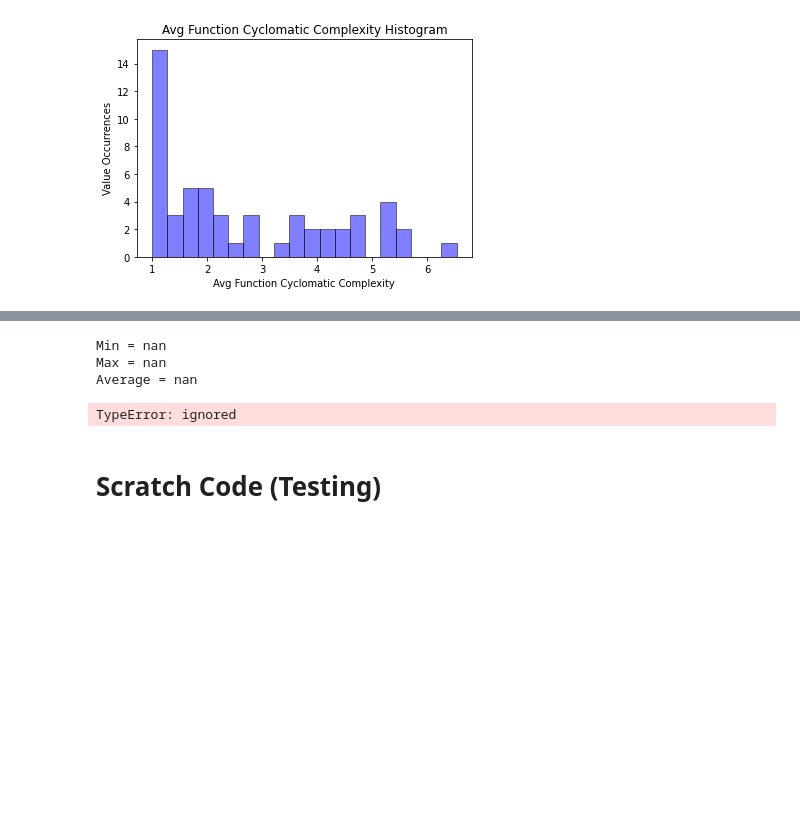
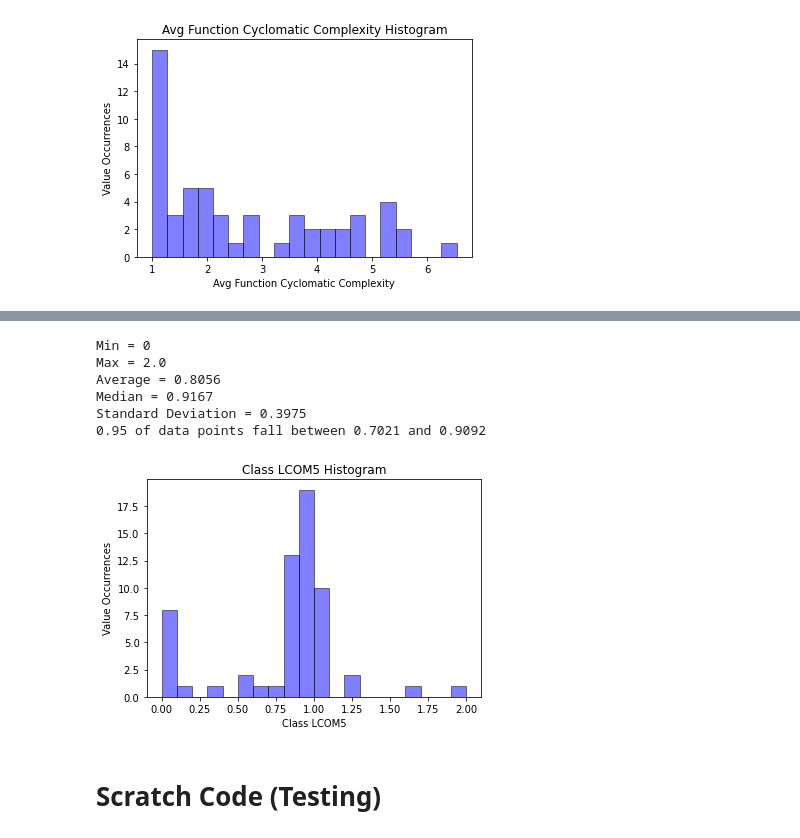
Before and after one commit to WM-SEMERU/ds4se, a Jupyter notebook: nbs/01.1_data.exploratory.se.metrics.ipynb, the cells around one changed output, grey strips where cells are left out. Saved outputs shown, nothing was run; the diff lists cells and outputs as text; code cells hidden in the pictures; blank space fills up the shorter version.

Commit message:
Began generalizing LCOM5 code

```diff
--- a/nbs/01.1_data.exploratory.se.metrics.ipynb
+++ b/nbs/01.1_data.exploratory.se.metrics.ipynb
@@ -379,12 +437,15 @@ display_numeric_col_hist(corpus_df['avg_func_nloc'], "Avg Function Lines of Code
 # %%
 # # Print statistical information about the average LCOM5 per file
-display_numeric_col_stats(corpus_df['file_lcom5'])
-display_numeric_col_hist(corpus_df['file_lcom5'], "Class LCOM5")
+display_numeric_col_stats(flatten_list_of_lists(corpus_df['file_lcom5']))
+display_numeric_col_hist(flatten_list_of_lists(corpus_df['file_lcom5']), "Class LCOM5")
 # %% [output]
-Min = nan
-Max = nan
-Average = nan
+Min = 0
+Max = 2.0
+Average = 0.8056
+Median = 0.9167
+Standard Deviation = 0.3975
+0.95 of data points fall between 0.7021 and 0.9092
-TypeError: ignored
+[figure, added]
 # %%
 pd.set_option('display.expand_frame_repr', False)
 corpus_df.head(20)
```
Also changed, not shown: parts of 18 cells of this notebook.
